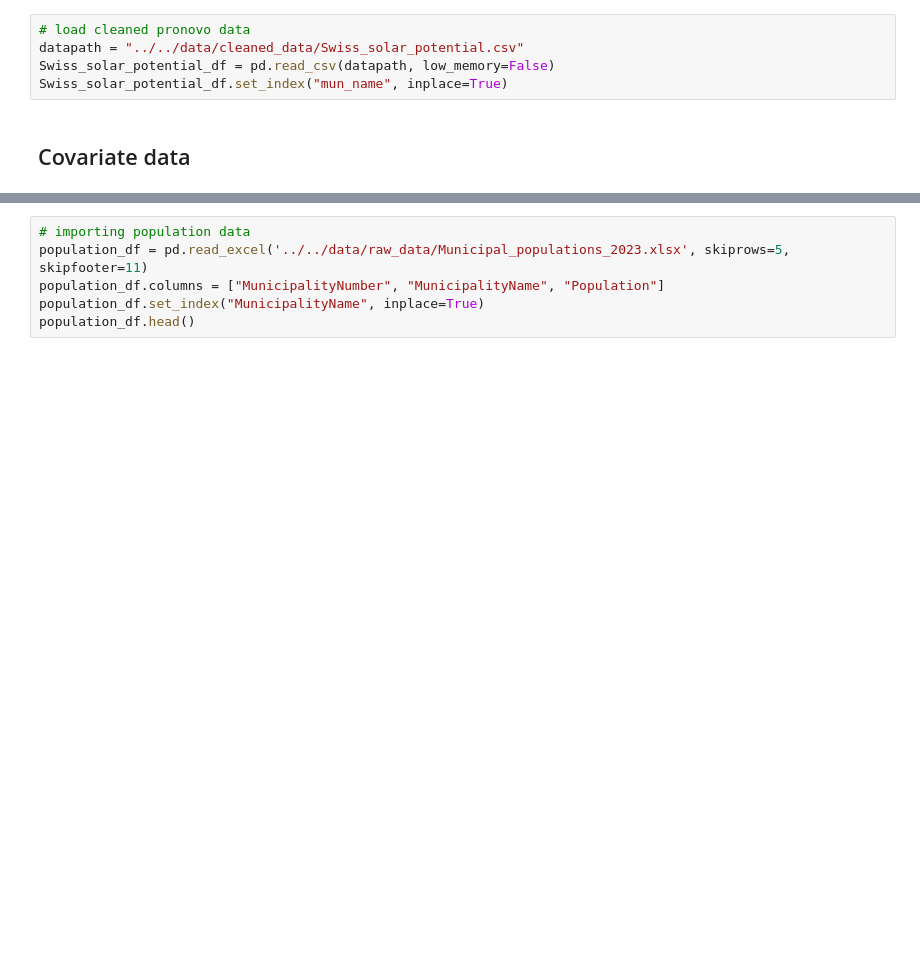
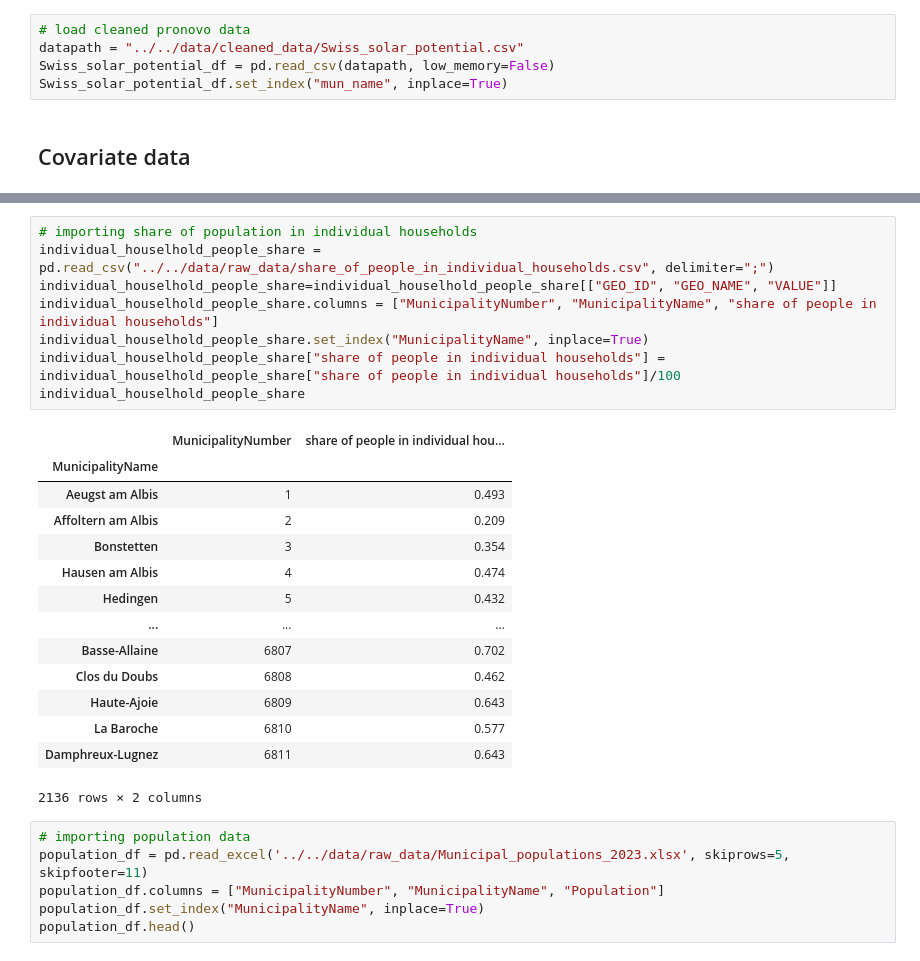
Before and after one commit to matheogodenzi/EnergyTransitionPotential, a Jupyter notebook: source/data_preprocessing/Covariates.ipynb, the cells around one changed output, grey strips where cells are left out. Saved outputs shown, nothing was run; the diff lists cells and outputs as text; blank space fills up the shorter version.

```diff
--- a/source/data_preprocessing/Covariates.ipynb
+++ b/source/data_preprocessing/Covariates.ipynb
@@ -32,3 +48,26 @@ Swiss_solar_potential_df.set_index("mun_name", inplace=True)
+# %%
+# importing share of population in individual households
+individual_houselhold_people_share = pd.read_csv("../../data/raw_data/share_of_people_in_individual_households.csv", delimiter=";")
+individual_houselhold_people_share=individual_houselhold_people_share[["GEO_ID", "GEO_NAME", "VALUE"]]
+individual_houselhold_people_share.columns = ["MunicipalityNumber", "MunicipalityName", "share of people in individual households"]
+individual_houselhold_people_share.set_index("MunicipalityName", inplace=True)
+individual_houselhold_people_share["share of people in individual households"] = individual_houselhold_people_share["share of people in individual households"]/100
+individual_houselhold_people_share
+# %% [output]
+|  | MunicipalityNumber | share of people in individual hou... |
+| MunicipalityName |  |  |
+| Aeugst am Albis | 1 | 0.493 |
+| Affoltern am Albis | 2 | 0.209 |
+| Bonstetten | 3 | 0.354 |
+| Hausen am Albis | 4 | 0.474 |
+| Hedingen | 5 | 0.432 |
+| ... | ... | ... |
+| Basse-Allaine | 6807 | 0.702 |
+| Clos du Doubs | 6808 | 0.462 |
+| Haute-Ajoie | 6809 | 0.643 |
+| La Baroche | 6810 | 0.577 |
+| Damphreux-Lugnez | 6811 | 0.643 |
+2136 rows × 2 columns
 # %%
 # importing population data
 population_df = pd.read_excel('../../data/raw_data/Municipal_populations_2023.xlsx', skiprows=5, skipfooter=11)
```
Also changed, not shown: parts of 20 cells of this notebook, 3 other files.
